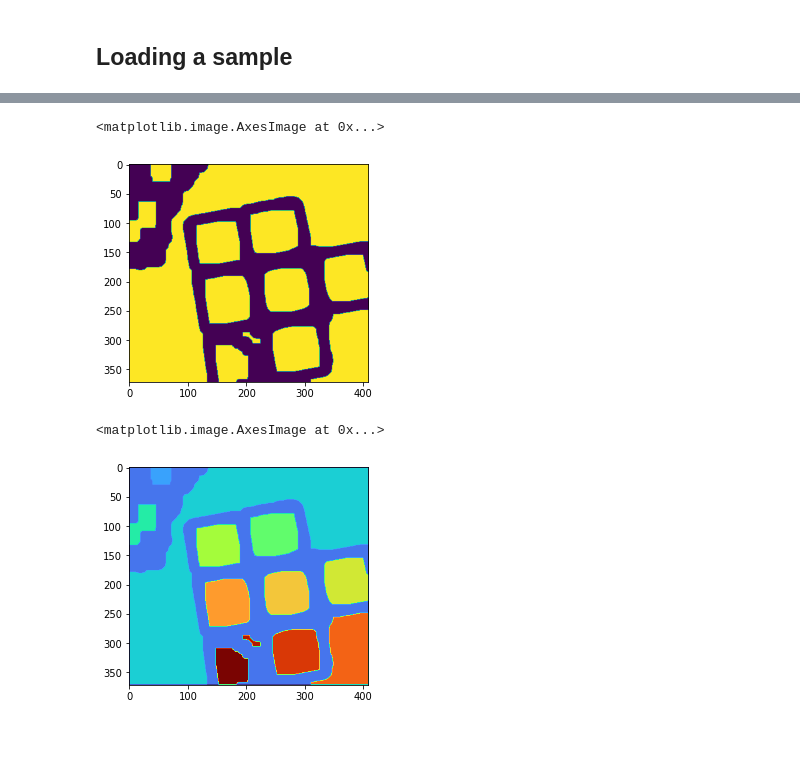
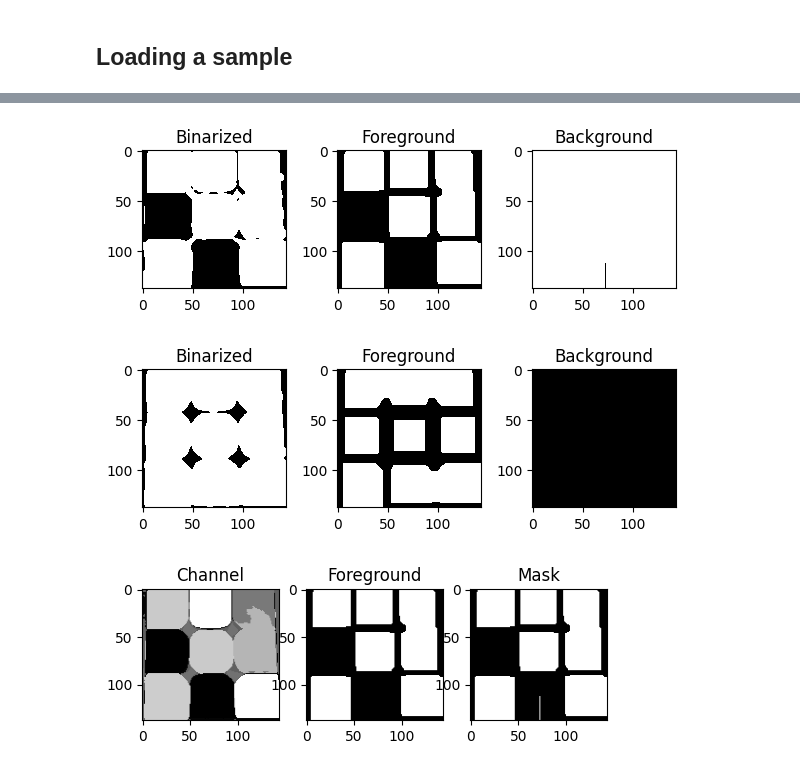
Before and after one commit to rubenjr0/umacv_2324_final_project, a Jupyter notebook: notebook.ipynb, the cells around one changed output, grey strips where cells are left out. Saved outputs shown, nothing was run; the diff lists cells and outputs as text; code cells hidden in the pictures; blank space fills up the shorter version.

```diff
--- a/notebook.ipynb
+++ b/notebook.ipynb
@@ -95,5 +137,0 @@ def apply_morphs(xs):
-# %%
-def process_channel(channel: np.ndarray) -> np.ndarray:
-    _, channel = cv2.threshold(channel, 0, 255, cv2.THRESH_BINARY + cv2.THRESH_OTSU)
-    channel = apply_morphs(channel)
-    return channel
@@ -134,16 +137,0 @@ plt.imshow(rgb_sample)
-# %%
-color_mask = get_color_mask(warped)
-plt.figure()
-plt.imshow(color_mask)
-# %% [output]
-<matplotlib.image.AxesImage at 0x...>
-[figure, removed]
-# %%
-n, markers = cv2.connectedComponents(color_mask)
-markers = markers + 1
-markers = cv2.watershed(rgb_warped, markers)
-rgb_warped[markers == -1] = [255, 0, 0]
-plt.imshow(markers, cmap="turbo")
-# %% [output]
-<matplotlib.image.AxesImage at 0x...>
-[figure, removed]
@@ -149,0 +157,44 @@ plt.imshow(markers, cmap="turbo")
+# %%
+def get_color_mask(
+    rgb_img: np.ndarray, padding: int = 0, verbose: bool = False
+) -> np.ndarray:
+    hsv_img = cv2.cvtColor(rgb_img, cv2.COLOR_RGB2HSV)
+    s = hsv_img[:, :, 1]
+    v = hsv_img[:, :, 2]
+
+    fg_s, bg_s = process_channel(s, verbose=True)
+    fg_v, bg_v = process_channel(v, verbose=True)
+
+    compactness_s = np.sum(fg_s) / np.prod(fg_s.shape)
+    compactness_v = np.sum(fg_v) / np.prod(fg_v.shape)
+
+    if compactness_s < compactness_v:
+        channel = s
+        fg = fg_s
+        bg = bg_s
+    else:
+        channel = v
+        fg = fg_v
+        bg = bg_v
+
+    mask = cv2.bitwise_not(cv2.subtract(bg, fg))
+
+    if verbose:
+        plt.figure()
+        plt.subplot(131)
+        plt.title("Channel")
+        plt.imshow(channel, cmap="gray")
+        plt.subplot(132)
+        plt.title("Foreground")
+        plt.imshow(fg, cmap="gray")
+        plt.subplot(133)
+        plt.title("Mask")
+        plt.imshow(mask, cmap="gray")
+
+    return mask
+# %%
+mask = get_color_mask(segmented, padding=10, verbose=True)
+# %% [output]
+[figure, added]
+[figure, added]
+[figure, added]
```
Also changed, not shown: parts of 23 cells of this notebook, 2 other files.
